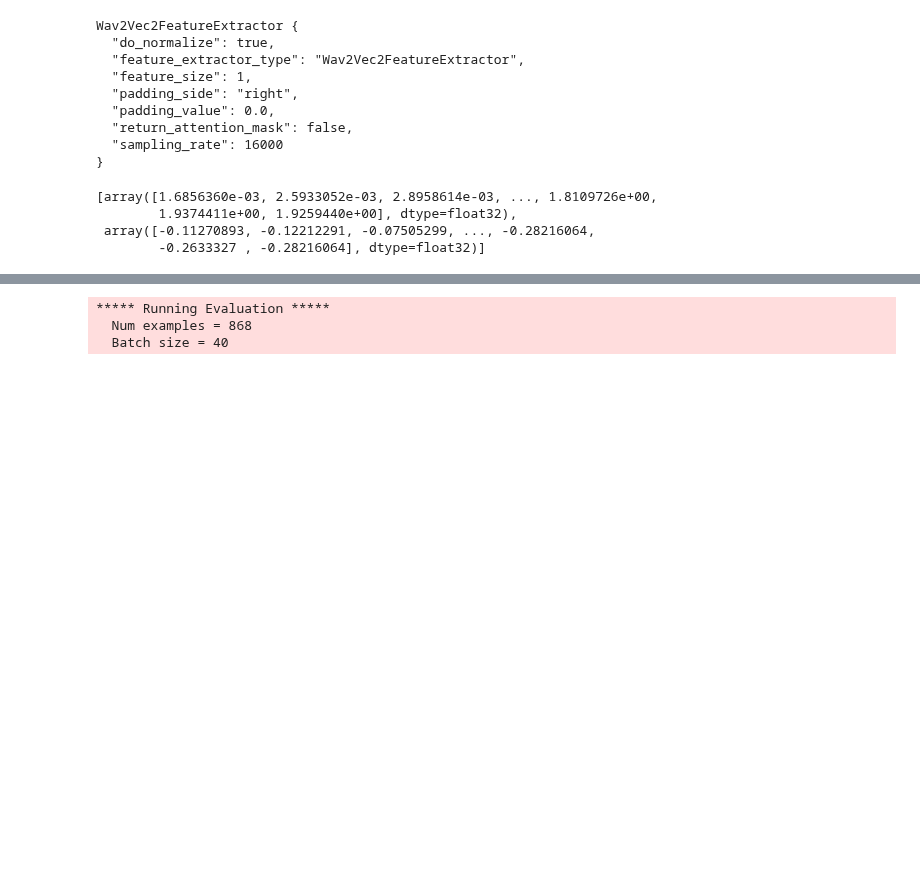
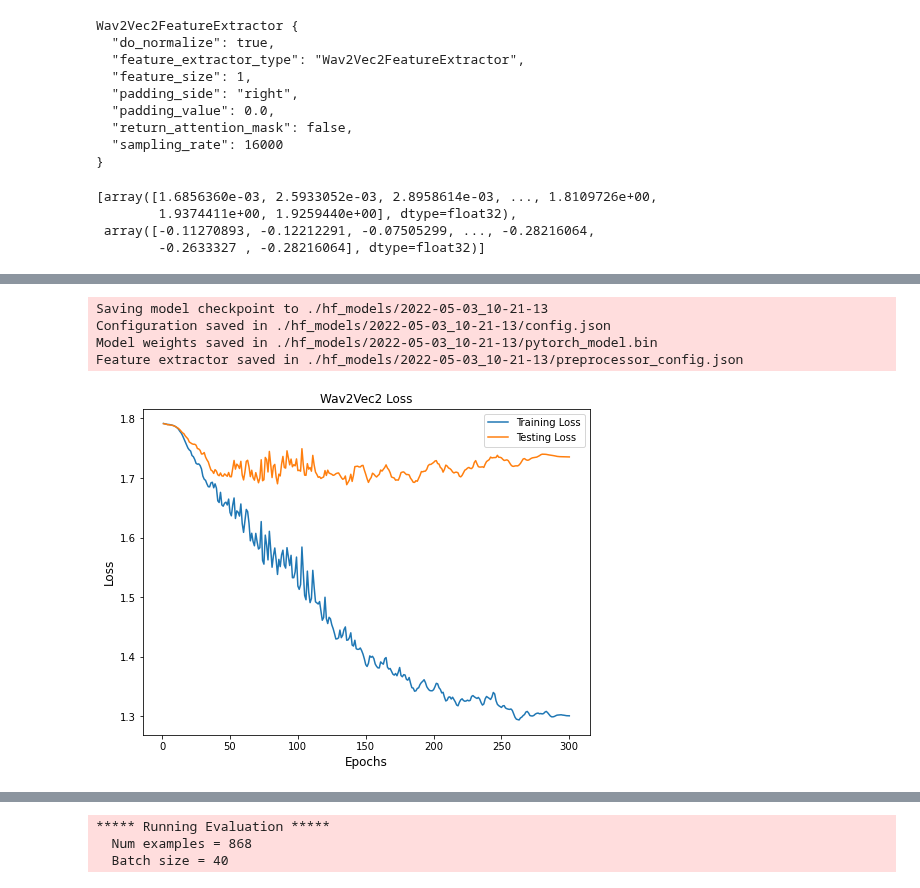
Before and after one commit to pakdaniel/DataMiningFinal, a Jupyter notebook: DataMiningFinal.ipynb, the cells around one changed output, grey strips where cells are left out. Saved outputs shown, nothing was run; the diff lists cells and outputs as text; code cells hidden in the pictures; blank space fills up the shorter version.

```diff
--- a/DataMiningFinal.ipynb
+++ b/DataMiningFinal.ipynb
@@ -1520,0 +1538,11 @@ df.head()
+# %%
+trainer.save_model()
+# %% [output]
+Saving model checkpoint to ./hf_models/2022-05-03_10-21-13
+Configuration saved in ./hf_models/2022-05-03_10-21-13/config.json
+Model weights saved in ./hf_models/2022-05-03_10-21-13/pytorch_model.bin
+Feature extractor saved in ./hf_models/2022-05-03_10-21-13/preprocessor_config.json
+# %%
+plot_loss(df, title="Wav2Vec2 Loss")
+# %% [output]
+[figure, added]
```
Also changed, not shown: parts of 9 cells of this notebook.
